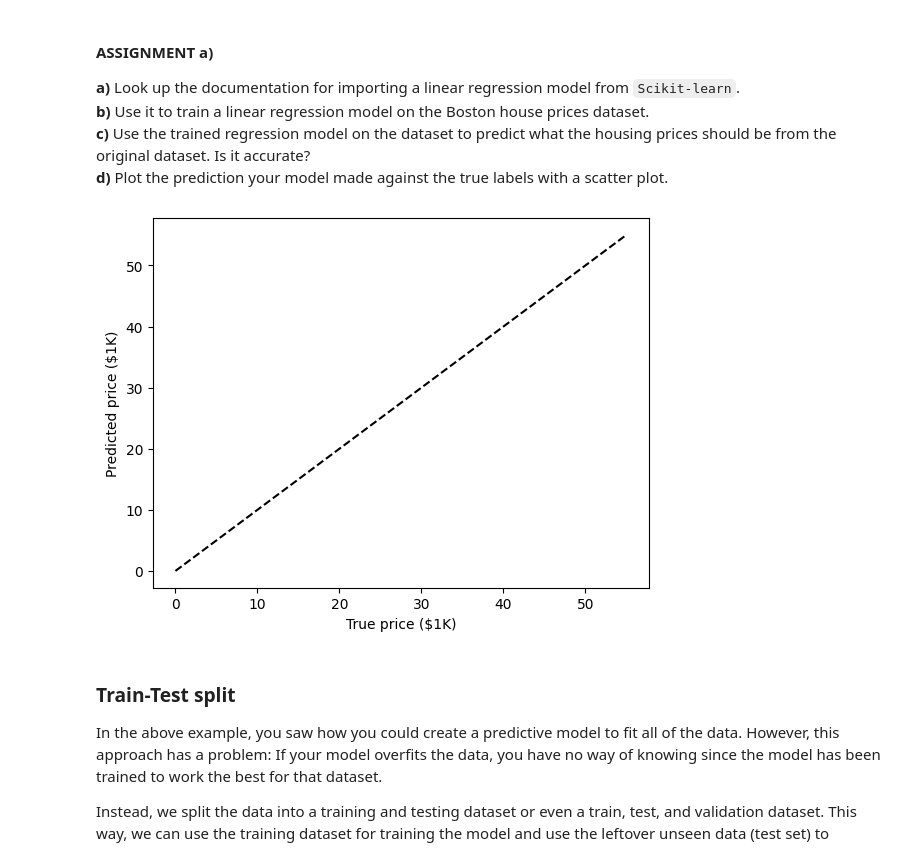
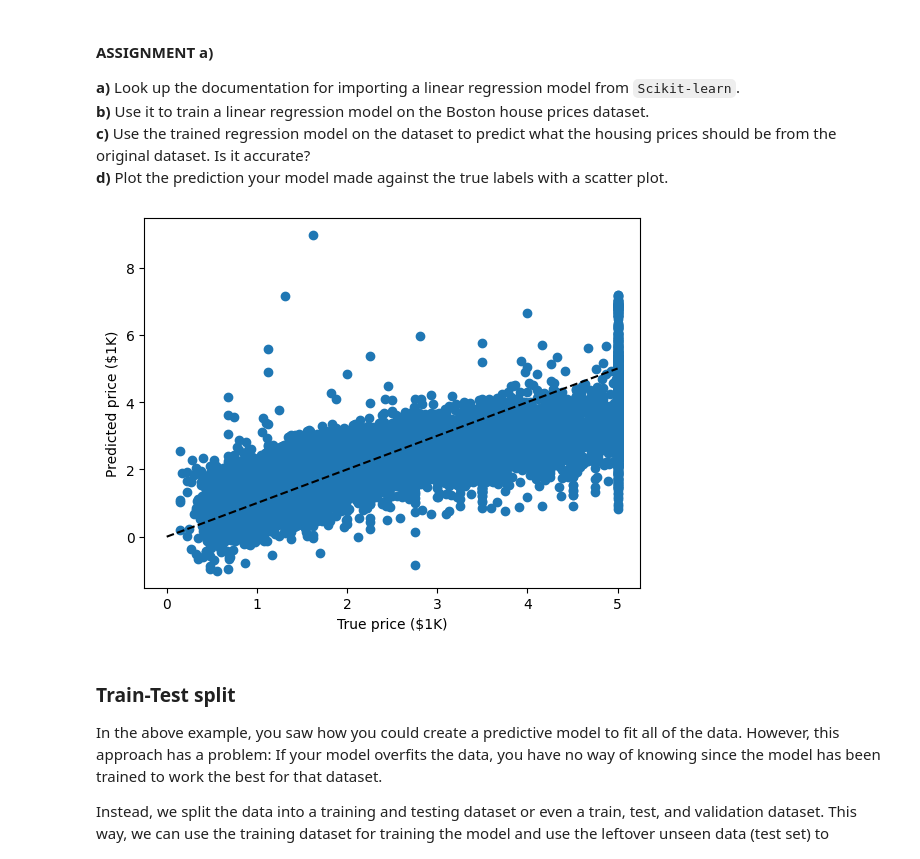
Before and after one commit to richard-lovgren/ml-1dl034-public-assignments, a Jupyter notebook: Assignments/Practical/PracticalNotebook3.ipynb, the cells around one changed output. Cells and saved outputs as stored; diff of their text form; code cells hidden in the pictures.

```diff
--- a/Assignments/Practical/PracticalNotebook3.ipynb
+++ b/Assignments/Practical/PracticalNotebook3.ipynb
@@ -125,22 +125,28 @@ Once we have gained better oversight of the data, we will want to fit a linear r
 # %%
 import matplotlib.pyplot as plt
 price = fetch_california_housing()
-
 # YOUR CODE HERE
 #
 #
+from sklearn.linear_model import LinearRegression
+
+X = price["data"]
+y = price.target
+
+reg = LinearRegression().fit(X, y)
+prediction = reg.predict(X)
 
 
 
 # Code provided by us to compare the generated predictions against the actual values
-xlim = [0, 55]
-ylim = [0, 55]
-plt.plot(xlim, ylim, '--k')
+xlim, ylim = [0, 5], [0, 5]
+plt.scatter(y, prediction)
+plt.plot(xlim, ylim, "--k")
 plt.xlabel("True price ($1K)")
 plt.ylabel("Predicted price ($1K)")
 plt.show()
 # %% [output]
-[figure, old version]
+[figure, new version]
 # %% [markdown]
 ### Train-Test split
 
```
Also changed, not shown: parts of 1 cell of this notebook, 2 other files.
